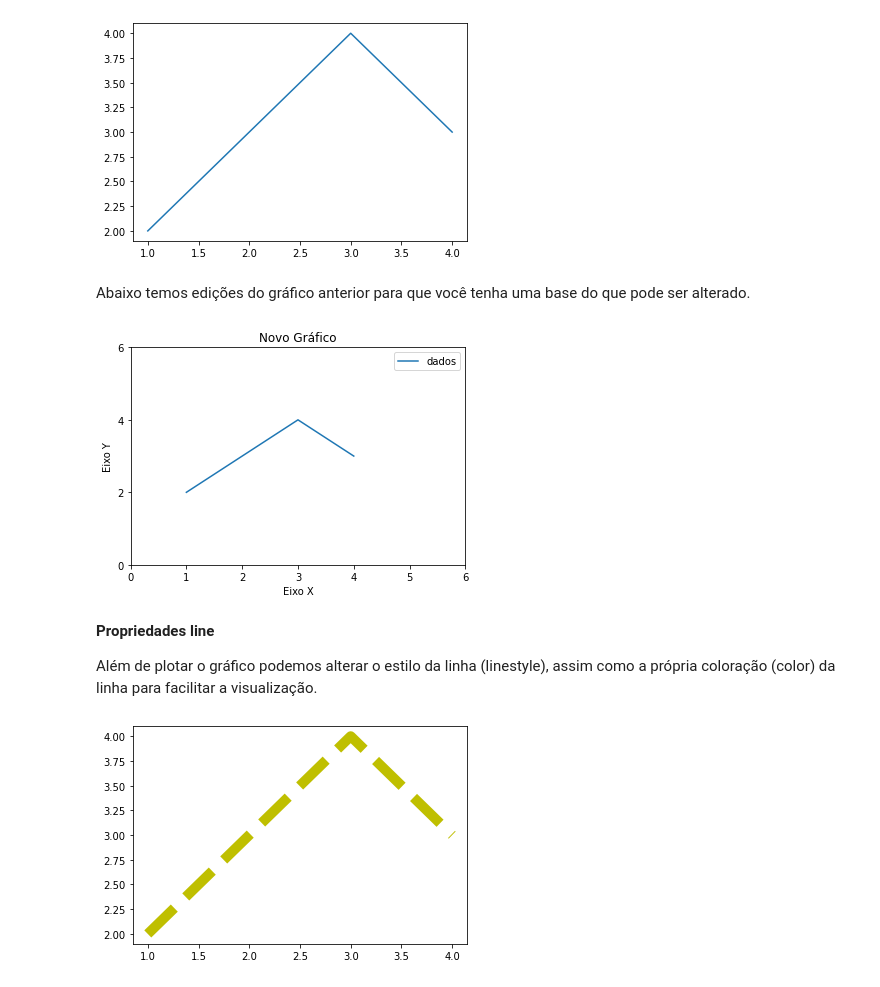
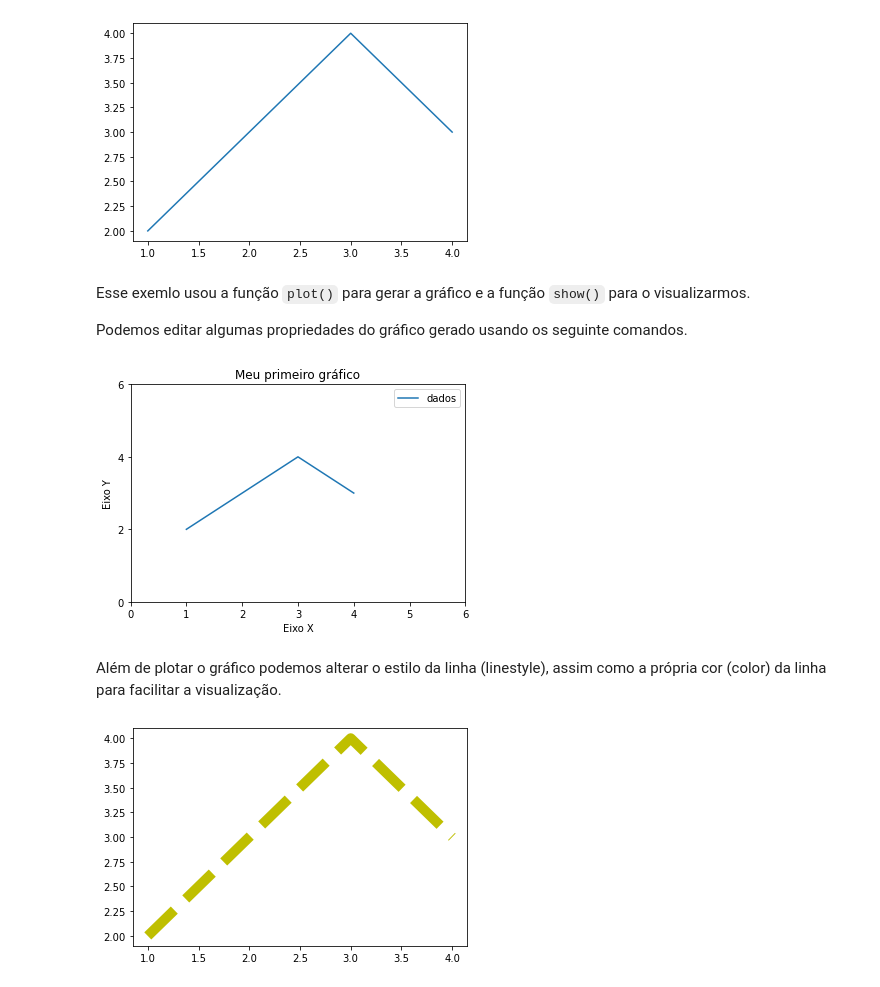
Before and after one commit to vicentesousa/DCO2004_2022, a Jupyter notebook: notebooks/h01_aprendendo_python_4.ipynb, the cells around one changed output. Drawn from its saved outputs; the diff is of its cells as text; code cells hidden in the pictures.

```diff
--- a/notebooks/h01_aprendendo_python_4.ipynb
+++ b/notebooks/h01_aprendendo_python_4.ipynb
@@ -383,23 +442,23 @@ plt.plot(x, y)
 plt.show()
 # %% [output]
 [figure]
-# %% [markdown]
-Abaixo temos edições do gráfico anterior para que você tenha uma base do que pode ser alterado.
+# %% [markdown]
+Esse exemlo usou a função `plot()` para gerar a gráfico e a função `show()` para o visualizarmos.
+
+Podemos editar algumas propriedades do gráfico gerado usando os seguinte comandos.
 # %%
 plt.plot(x, y, label='dados')
 plt.ylabel('Eixo Y')
 plt.xlabel('Eixo X')
-plt.title('Novo Gráfico')
+plt.title('Meu primeiro gráfico')
 plt.xticks([0,1,2,3,4,5,6])
 plt.yticks([0,2,4,6])
 plt.legend()
 plt.show()
 # %% [output]
-[figure, old version]
+[figure, new version]
 # %% [markdown]
-**Propriedades line**
-
-Além de plotar o gráfico podemos alterar o estilo da linha (linestyle), assim como a própria coloração (color) da linha para facilitar a visualização.
+Além de plotar o gráfico podemos alterar o estilo da linha (linestyle), assim como a própria cor (color) da linha para facilitar a visualização.
 # %%
 plt.plot(x, y, linestyle='--',color = 'y', lw=10.0)
 plt.show()
```
Also changed, not shown: parts of 68 cells of this notebook.
